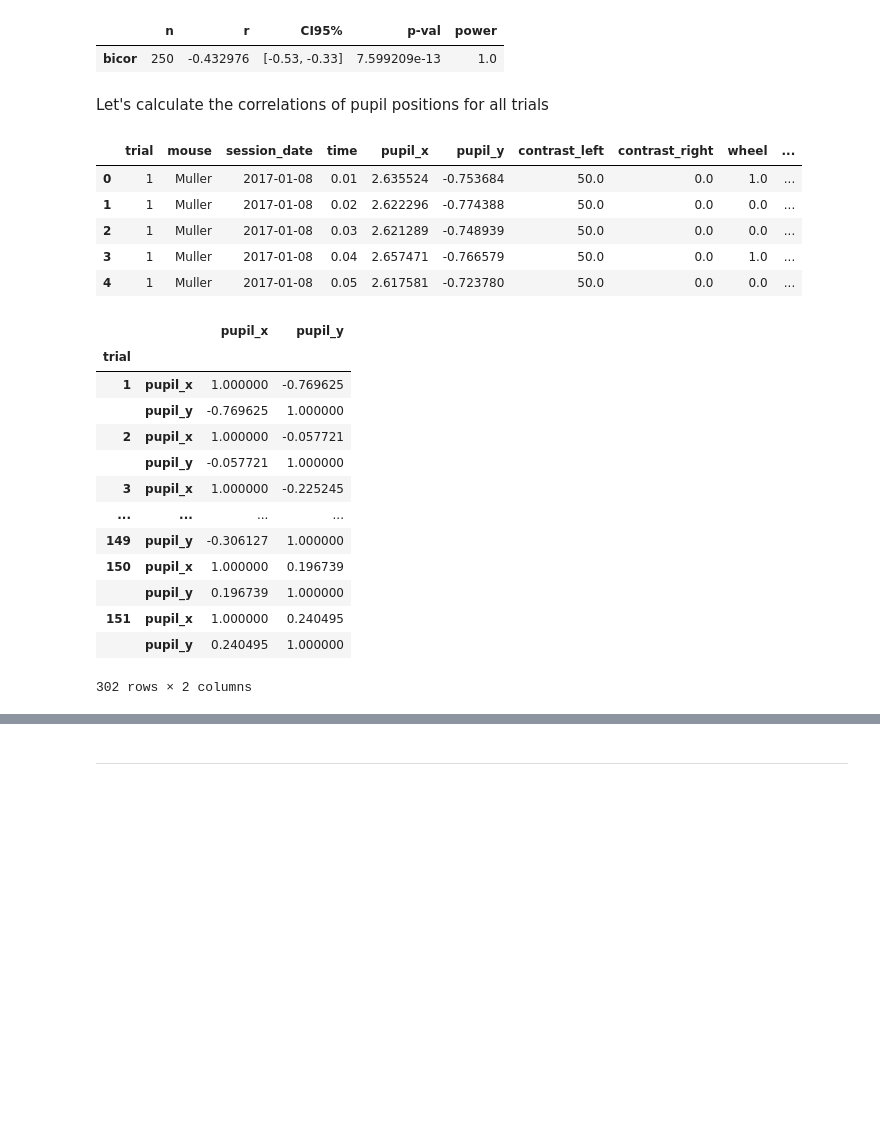
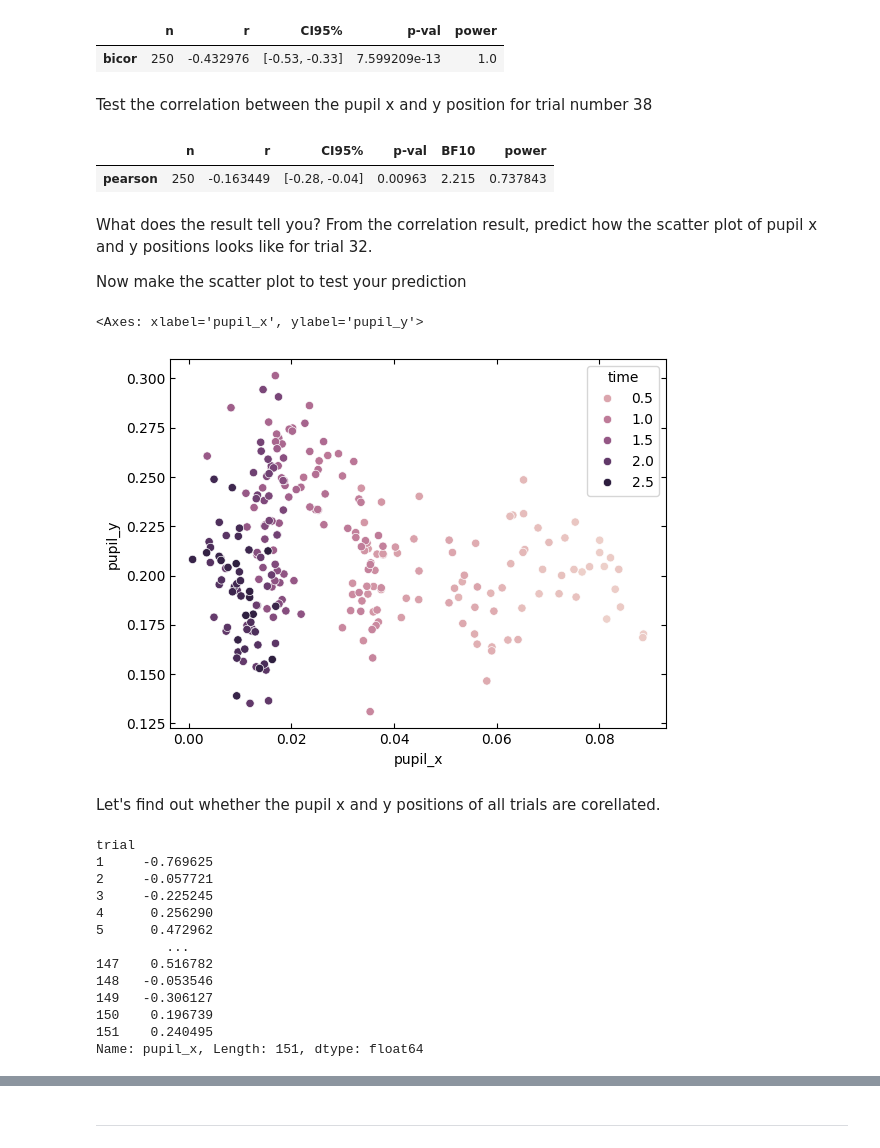
Before and after one commit to ibehave-ibots/iBOTS-Tools, a Jupyter notebook: workshops/python-workshop-1/exercises/ben/6 Pupil Position Analysis With Pandas And Pingouin.ipynb, the cells around one changed output, grey strips where cells are left out. Cells and saved outputs as stored; diff of their text form; code cells hidden in the pictures; blank space fills up the shorter version.

```diff
--- a/workshops/python-workshop-1/exercises/ben/6 Pupil Position Analysis With Pandas And Pingouin.ipynb
+++ b/workshops/python-workshop-1/exercises/ben/6 Pupil Position Analysis With Pandas And Pingouin.ipynb
@@ -192,32 +202,38 @@ pg.corr(df_50['pupil_x'], df_50['pupil_y'], method='bicor')
 # %% [output]
 |  | n | r | CI95% | p-val | power |
 | bicor | 250 | -0.432976 | [-0.53, -0.33] | 7.599209e-13 | 1.0 |
-# %% [markdown]
-Let's calculate the correlations of pupil positions for all trials
-# %%
-df.head()
-# %% [output]
-|  | trial | mouse | session_date | time | pupil_x | pupil_y | contrast_left | contrast_right | wheel | ... |
-| 0 | 1 | Muller | 2017-01-08 | 0.01 | 2.635524 | -0.753684 | 50.0 | 0.0 | 1.0 | ... |
-| 1 | 1 | Muller | 2017-01-08 | 0.02 | 2.622296 | -0.774388 | 50.0 | 0.0 | 0.0 | ... |
-| 2 | 1 | Muller | 2017-01-08 | 0.03 | 2.621289 | -0.748939 | 50.0 | 0.0 | 0.0 | ... |
-| 3 | 1 | Muller | 2017-01-08 | 0.04 | 2.657471 | -0.766579 | 50.0 | 0.0 | 1.0 | ... |
-| 4 | 1 | Muller | 2017-01-08 | 0.05 | 2.617581 | -0.723780 | 50.0 | 0.0 | 0.0 | ... |
+# %% [markdown]
+Test the correlation between the pupil x and y position for trial number 38
+# %%
+pg.corr(df[df['trial']==38]['pupil_x'], df[df['trial']==38]['pupil_y'])
+# %% [output]
+|  | n | r | CI95% | p-val | BF10 | power |
+| pearson | 250 | -0.163449 | [-0.28, -0.04] | 0.00963 | 2.215 | 0.737843 |
+# %% [markdown]
+What does the result tell you? From the correlation result, predict how the scatter plot of pupil x and y positions looks like for trial 32.
+
+Now make the scatter plot to test your prediction
+# %%
+sns.scatterplot(data= df[df['trial']==38], x='pupil_x', y='pupil_y', hue='time')
+# %% [output]
+<Axes: xlabel='pupil_x', ylabel='pupil_y'>
+[figure, added]
+# %% [markdown]
+Let's find out whether the pupil x and y positions of all trials are corellated.
 # %%
-df[['trial', 'pupil_x', 'pupil_y']].groupby('trial').corr()#.drop('pupil_x')
+df.groupby('trial')['pupil_x'].corr(df['pupil_y'])
 # %% [output]
-|  |  | pupil_x | pupil_y |
-| trial |  |  |  |
-| 1 | pupil_x | 1.000000 | -0.769625 |
-|  | pupil_y | -0.769625 | 1.000000 |
-| 2 | pupil_x | 1.000000 | -0.057721 |
-|  | pupil_y | -0.057721 | 1.000000 |
-| 3 | pupil_x | 1.000000 | -0.225245 |
-| ... | ... | ... | ... |
-| 149 | pupil_y | -0.306127 | 1.000000 |
-| 150 | pupil_x | 1.000000 | 0.196739 |
-|  | pupil_y | 0.196739 | 1.000000 |
-| 151 | pupil_x | 1.000000 | 0.240495 |
-|  | pupil_y | 0.240495 | 1.000000 |
-302 rows × 2 columns
+trial
+1     -0.769625
+2     -0.057721
+3     -0.225245
+4      0.256290
+5      0.472962
+         ...
+147    0.516782
+148   -0.053546
+149   -0.306127
+150    0.196739
+151    0.240495
+Name: pupil_x, Length: 151, dtype: float64
 # %%
```
Also changed, not shown: parts of 24 cells of this notebook.
